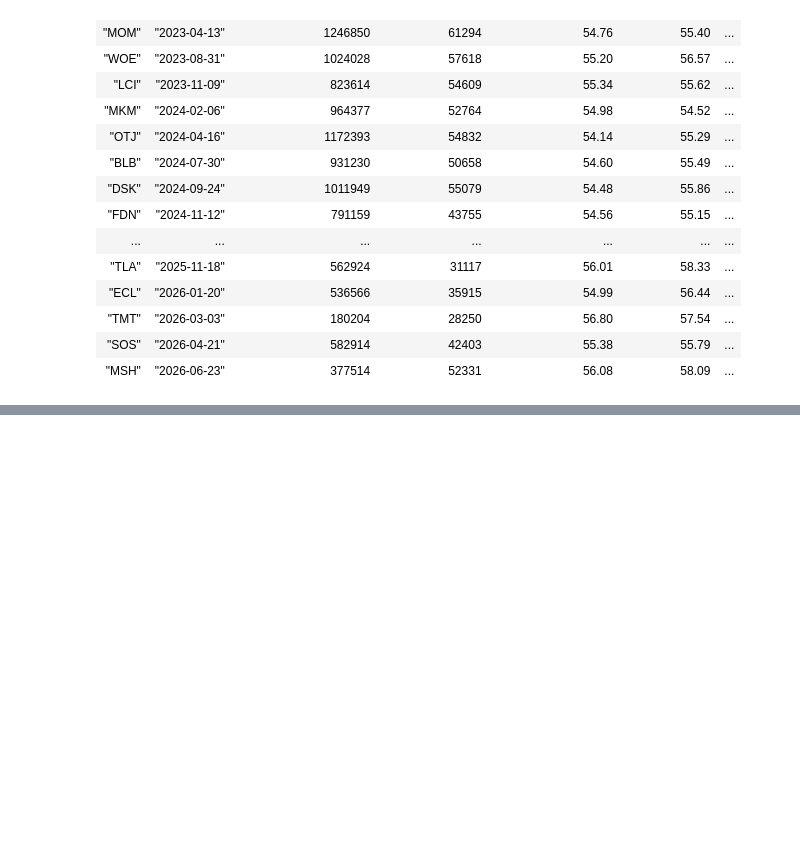
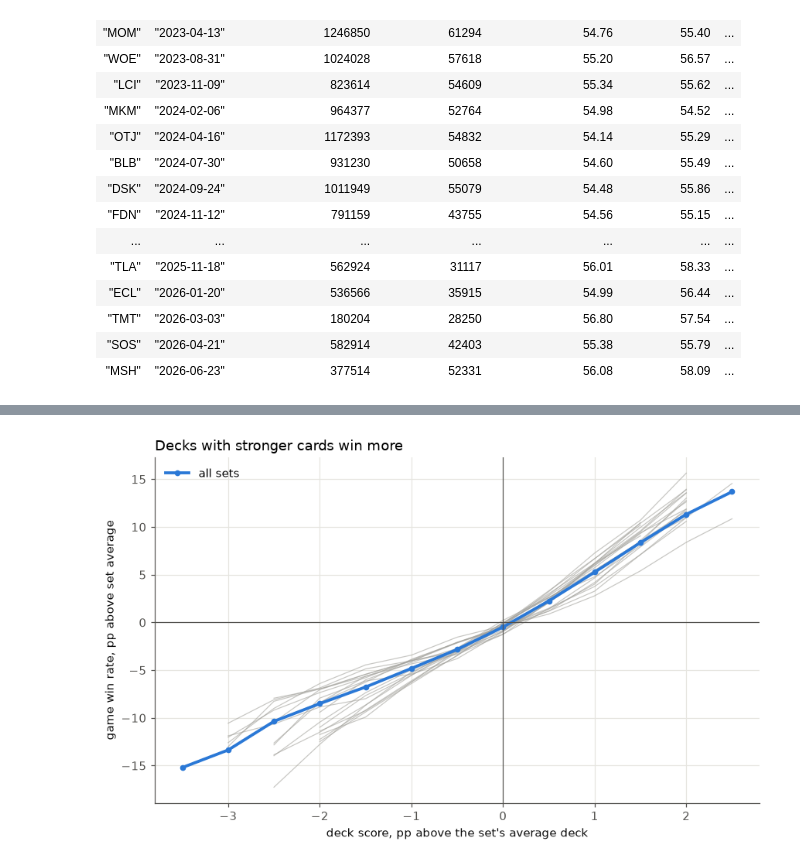
Before and after one commit to zscore/mtg-open-lane, a Jupyter notebook: notebooks/bombs.ipynb, the cells around one changed output, grey strips where cells are left out. Cells and saved outputs as stored; diff of their text form; code cells hidden in the pictures; blank space fills up the shorter version.

```diff
--- a/notebooks/bombs.ipynb
+++ b/notebooks/bombs.ipynb
@@ -295,11 +137,0 @@ Sealed
-# %%
-# rarity mix of the top 5, and how often the draft top 5 and sealed top 5 share cards
-mix = (cards.with_columns(pl.col("norm_eb").rank("ordinal", descending=True).over("set", "event").alias("rk"))
-       .filter(pl.col("rk") <= K).group_by("event", "rarity").len().pivot(on="rarity", index="event", values="len"))
-display(mix)
-overlap = []
-for s in SETS:
-    tops = [set(cards.filter((pl.col("set") == s) & (pl.col("event") == e)).sort("norm_eb", descending=True)
-                .head(K)["name"]) for e in EVENTS]
-    overlap.append(len(tops[0] & tops[1]))
-print(f"draft and sealed top {K} share {np.mean(overlap):.1f} of {K} cards on average (per set: {dict(zip(SETS, overlap))})")
@@ -318,13 +137,0 @@ number, the estimate is inflated by selection. This compares the raw and shrunk
-# %%
-rows = []
-for s in SETS:
-    for e in EVENTS:
-        A, B = card_table(s, e, split=0), card_table(s, e, split=1)
-        for col in ["norm", "norm_eb"]:
-            top = A.sort(col, descending=True).head(K)
-            held = top.select("name").join(B, on="name", how="left")["norm"].fill_null(0).to_numpy()
-            rows.append({"set": s, "event": e, "estimator": col,
-                         "selected_half": top[col].mean(), "other_half": held.mean()})
-sh = pl.DataFrame(rows).with_columns((pl.col("selected_half") - pl.col("other_half")).alias("inflation"))
-display(sh.group_by("event", "estimator").agg(pl.col("selected_half", "other_half", "inflation").mean())
-        .sort("event", "estimator"))
@@ -384,0 +188,20 @@ s5.sort("draft top5", descending=True)
+# %%
+games = pl.concat([d.with_columns(pl.lit(s).alias("set")) for s, d in decks.items()]).filter(pl.col("cover") >= 0.9)
+games = games.with_columns(((pl.col("won").cast(pl.Float64) - pl.col("won").cast(pl.Float64).mean().over("set")) * 100)
+                           .alias("won_c"),
+                           (pl.col("score") - pl.col("score").mean().over("set")).alias("score_c"))
+games = games.with_columns((pl.col("score_c") * 2).round().truediv(2).alias("bin"))   # 0.5pp bins
+
+fig, ax = plt.subplots(figsize=(8, 5))
+for s in SETS:
+    b = games.filter(pl.col("set") == s).group_by("bin").agg(pl.col("won_c").mean(), pl.len()).filter(pl.col("len") >= 2000).sort("bin")
+    ax.plot(b["bin"], b["won_c"], color=GRAY, lw=0.8, alpha=0.6)
+b = games.group_by("bin").agg(pl.col("won_c").mean(), pl.len()).filter(pl.col("len") >= 5000).sort("bin")
+ax.plot(b["bin"], b["won_c"], "o-", color=BLUE, lw=2.5, ms=4, label="all sets")
+ax.axhline(0, color=MUTED, lw=0.8); ax.axvline(0, color=MUTED, lw=0.8)
+ax.set_xlabel("deck score, pp above the set's average deck")
+ax.set_ylabel("game win rate, pp above set average")
+ax.set_title("Decks with stronger cards win more", loc="left")
+ax.legend(); plt.tight_layout(); plt.show()
+# %% [output]
+[figure, added]
```
Also changed, not shown: parts of 31 cells of this notebook, 55 other files.
